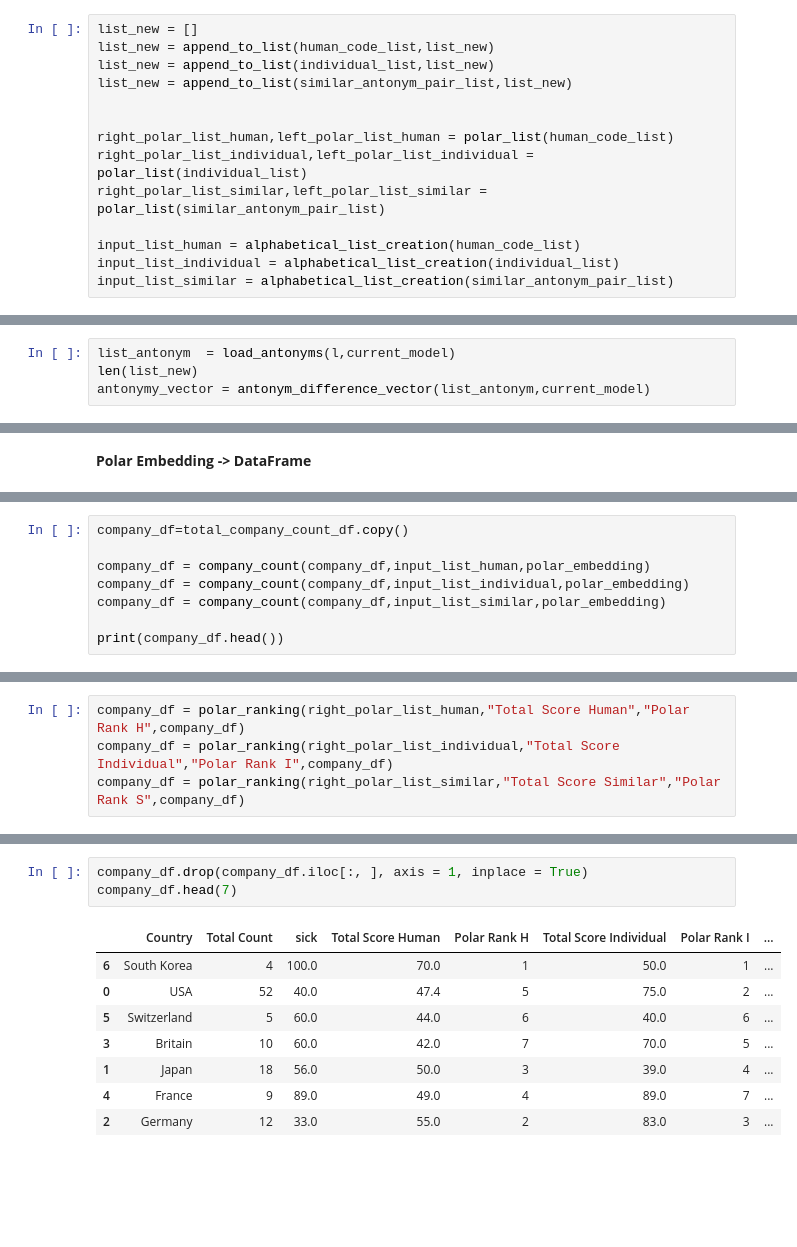
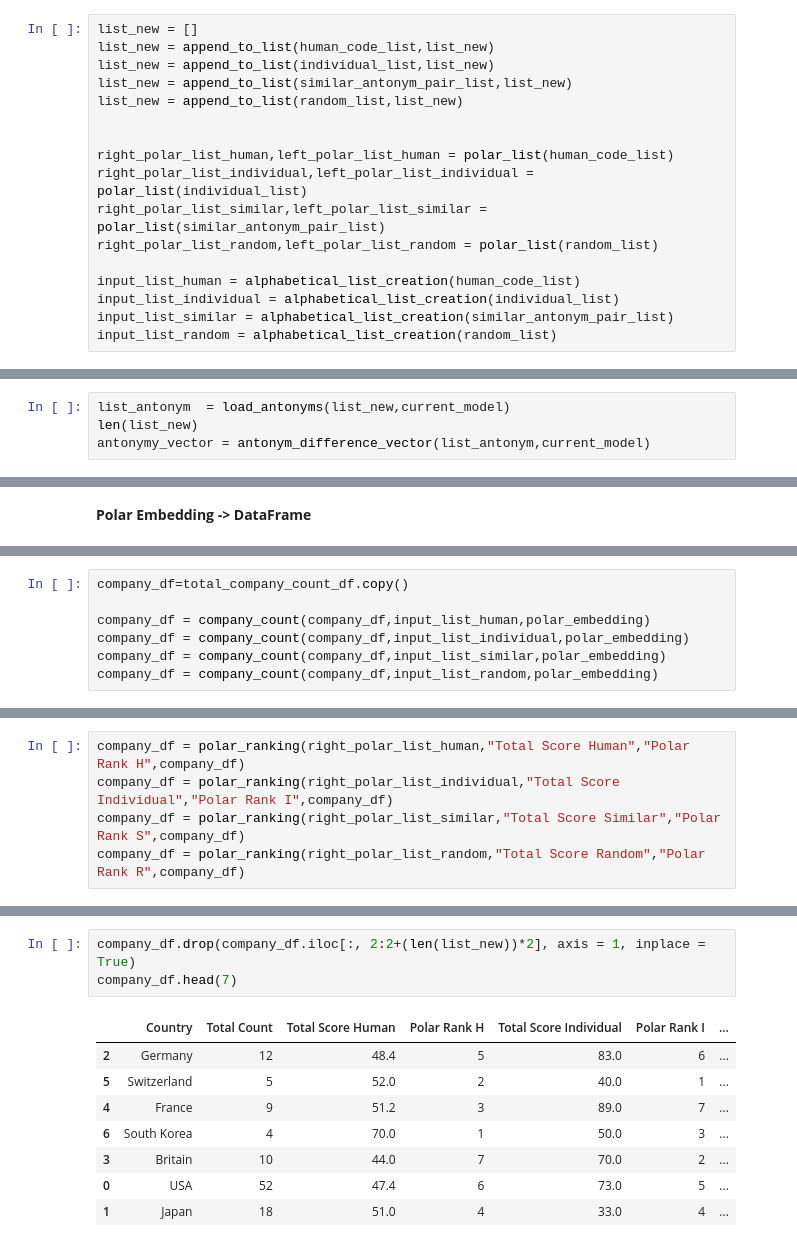
Before and after one commit to sreehari59/POLAR-WEBE, a Jupyter notebook: Polar_Embedding.ipynb, the cells around one changed output, grey strips where cells are left out. Cells and saved outputs as stored; diff of their text form; blank space fills up the shorter version.

```diff
--- a/Polar_Embedding.ipynb
+++ b/Polar_Embedding.ipynb
@@ -357,13 +368,16 @@ list_new = []
 list_new = append_to_list(human_code_list,list_new)
 list_new = append_to_list(individual_list,list_new)
 list_new = append_to_list(similar_antonym_pair_list,list_new)
+list_new = append_to_list(random_list,list_new)
 
 
 right_polar_list_human,left_polar_list_human = polar_list(human_code_list)
 right_polar_list_individual,left_polar_list_individual = polar_list(individual_list)
 right_polar_list_similar,left_polar_list_similar = polar_list(similar_antonym_pair_list)
+right_polar_list_random,left_polar_list_random = polar_list(random_list)
 
 input_list_human = alphabetical_list_creation(human_code_list)
 input_list_individual = alphabetical_list_creation(individual_list)
 input_list_similar = alphabetical_list_creation(similar_antonym_pair_list)
+input_list_random = alphabetical_list_creation(random_list)
 # %% [output]
@@ -384,5 +385,5 @@ time: 1.41 ms (started: 2022-05-18 10:28:25 +00:00)
 # %%
-list_antonym  = load_antonyms(l,current_model)
+list_antonym  = load_antonyms(list_new,current_model)
 len(list_new)
 antonymy_vector = antonym_difference_vector(list_antonym,current_model)
 # %% [output]
@@ -566,8 +557,7 @@ company_df=total_company_count_df.copy()
 company_df = company_count(company_df,input_list_human,polar_embedding)
 company_df = company_count(company_df,input_list_individual,polar_embedding)
 company_df = company_count(company_df,input_list_similar,polar_embedding)
-
-print(company_df.head())
+company_df = company_count(company_df,input_list_random,polar_embedding)
 # %% [output]
 achievement-support
 caring-competitive
@@ -613,4 +603,5 @@ time: 20.1 ms (started: 2022-05-18 10:37:10 +00:00)
 company_df = polar_ranking(right_polar_list_human,"Total Score Human","Polar Rank H",company_df)
 company_df = polar_ranking(right_polar_list_individual,"Total Score Individual","Polar Rank I",company_df)
 company_df = polar_ranking(right_polar_list_similar,"Total Score Similar","Polar Rank S",company_df)
+company_df = polar_ranking(right_polar_list_random,"Total Score Random","Polar Rank R",company_df)
 # %% [output]
@@ -618,12 +622,12 @@ time: 14.4 ms (started: 2022-05-18 10:37:12 +00:00)
 # %%
-company_df.drop(company_df.iloc[:, ], axis = 1, inplace = True)
+company_df.drop(company_df.iloc[:, 2:2+(len(list_new))*2], axis = 1, inplace = True)
 company_df.head(7)
 # %% [output]
-|  | Country | Total Count | sick | Total Score Human | Polar Rank H | Total Score Individual | Polar Rank I | ... |
-| 6 | South Korea | 4 | 100.0 | 70.0 | 1 | 50.0 | 1 | ... |
-| 0 | USA | 52 | 40.0 | 47.4 | 5 | 75.0 | 2 | ... |
-| 5 | Switzerland | 5 | 60.0 | 44.0 | 6 | 40.0 | 6 | ... |
-| 3 | Britain | 10 | 60.0 | 42.0 | 7 | 70.0 | 5 | ... |
-| 1 | Japan | 18 | 56.0 | 50.0 | 3 | 39.0 | 4 | ... |
-| 4 | France | 9 | 89.0 | 49.0 | 4 | 89.0 | 7 | ... |
-| 2 | Germany | 12 | 33.0 | 55.0 | 2 | 83.0 | 3 | ... |
+|  | Country | Total Count | Total Score Human | Polar Rank H | Total Score Individual | Polar Rank I | ... |
+| 2 | Germany | 12 | 48.4 | 5 | 83.0 | 6 | ... |
+| 5 | Switzerland | 5 | 52.0 | 2 | 40.0 | 1 | ... |
+| 4 | France | 9 | 51.2 | 3 | 89.0 | 7 | ... |
+| 6 | South Korea | 4 | 70.0 | 1 | 50.0 | 3 | ... |
+| 3 | Britain | 10 | 44.0 | 7 | 70.0 | 2 | ... |
+| 0 | USA | 52 | 47.4 | 6 | 73.0 | 5 | ... |
+| 1 | Japan | 18 | 51.0 | 4 | 33.0 | 4 | ... |
```
Also changed, not shown: parts of 59 cells of this notebook.
